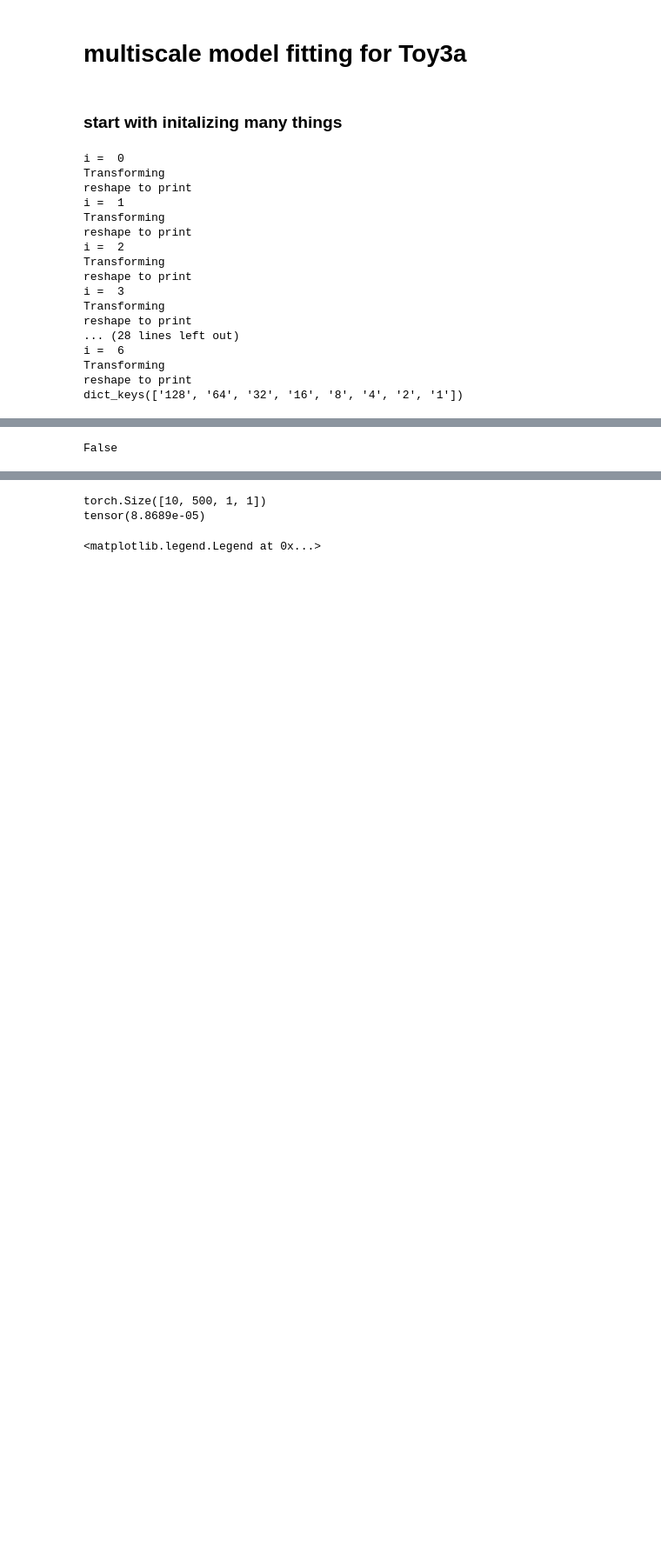
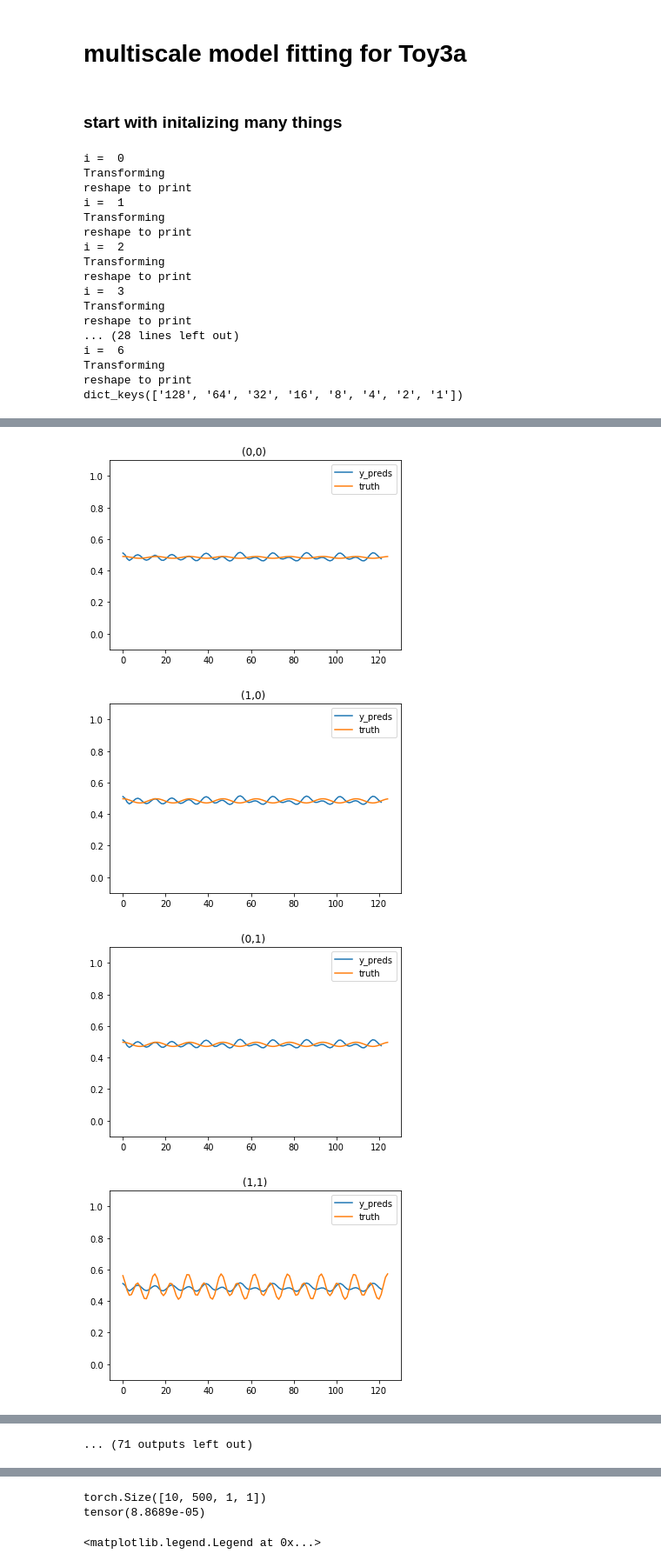
Before and after one commit to KatieJ16/Time_Space_multiscale, a Jupyter notebook: scripts/toy3a_multiscale_model_fitting.ipynb, the cells around one changed output, grey strips where cells are left out. Shown at 87% size. Saved outputs shown, nothing was run; the diff lists cells and outputs as text; code cells hidden in the pictures; blank space fills up the shorter version.

Commit message:
does step with size 4, still pretty messy

```diff
--- a/scripts/toy3a_multiscale_model_fitting.ipynb
+++ b/scripts/toy3a_multiscale_model_fitting.ipynb
@@ -32,7 +32,7 @@ data_dir = '../data/toy3a'
 model_dir = '../model/toy3a'
 result_dir = '../result/toy3a'
 
-obj = tc.training_class(data_dir, model_dir, result_dir)
+obj = tc.training_class(data_dir, model_dir, result_dir,0.0003)
 # %% [output]
 i =  0
 Transforming
@@ -105,4 +164,4 @@ NameError: name 'model_keep' is not defined
-# %%
-print(resolved)
-# %% [output]
-False
+# %%
+import training_class as tc
+obj, resolved = tc.train_next_step(obj, 4, verbose=True)
+# %% [output]
@@ -108,0 +185,4 @@ False
+[figure, added]
+[figure, added]
+[figure, added]
+[figure, added]
@@ -108,0 +228 @@ False
+... (71 outputs left out)
```
Also changed, not shown: parts of 5 cells of this notebook, 1 other file.
